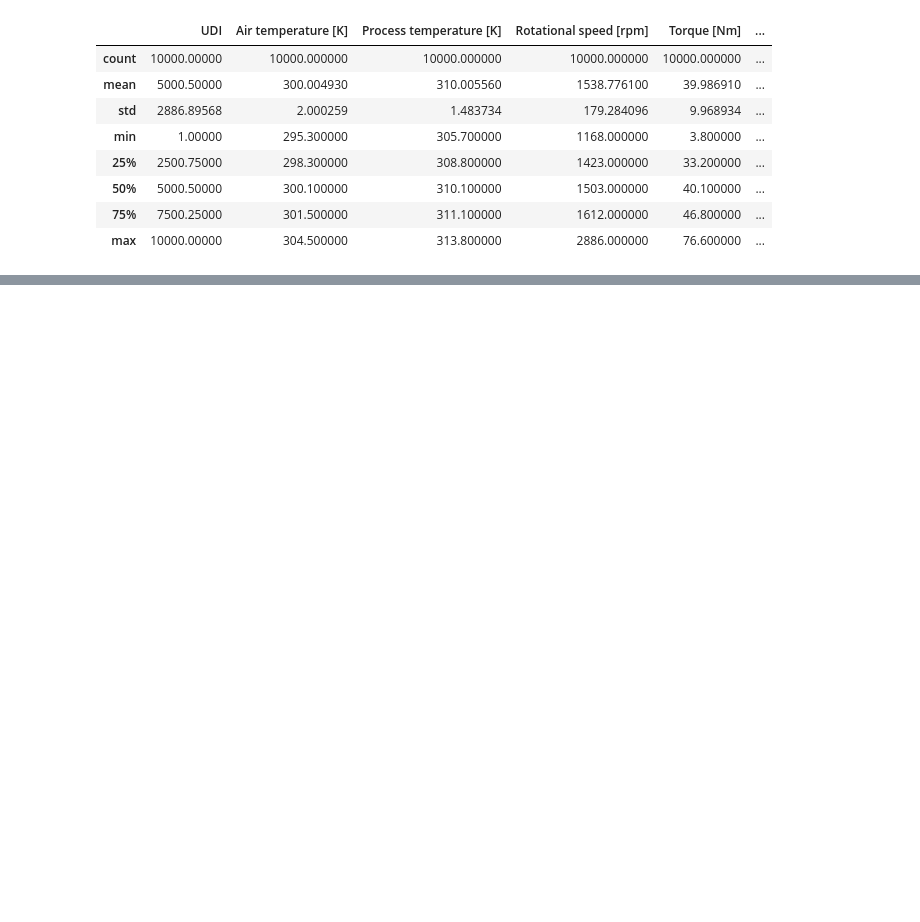
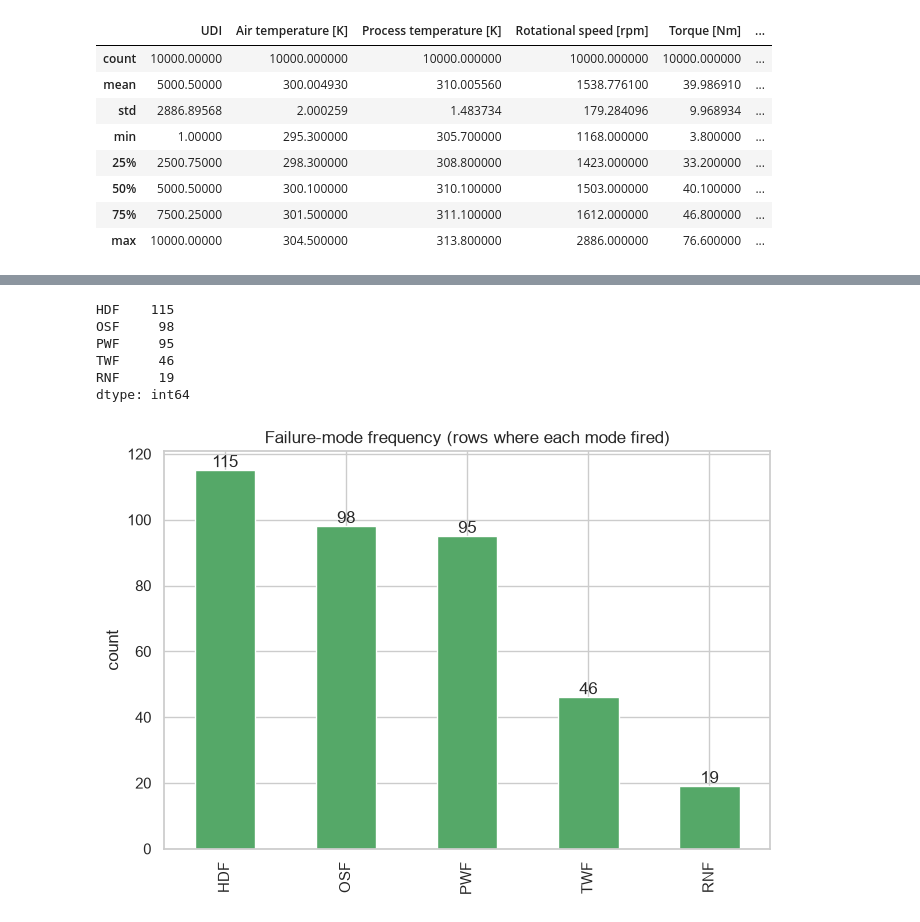
Before and after one commit to kowshik24/glowing-broccoli, a Jupyter notebook: notebooks/Exploratory-Data-Analysis.ipynb, the cells around one changed output, grey strips where cells are left out. Saved outputs shown, nothing was run; the diff lists cells and outputs as text; code cells hidden in the pictures; blank space fills up the shorter version.

```diff
--- a/notebooks/Exploratory-Data-Analysis.ipynb
+++ b/notebooks/Exploratory-Data-Analysis.ipynb
@@ -85,0 +192,21 @@ Name: count, dtype: int64
+# %%
+failure_modes = ['TWF', 'HDF', 'PWF', 'OSF', 'RNF']
+mode_counts = df[failure_modes].sum().sort_values(ascending=False)
+print(mode_counts)
+
+fig, ax = plt.subplots(figsize=(7, 5))
+mode_counts.plot(kind='bar', ax=ax, color='#55A868')
+ax.set_title('Failure-mode frequency (rows where each mode fired)')
+ax.set_ylabel('count')
+for i, v in enumerate(mode_counts):
+    ax.text(i, v + 1, str(v), ha='center')
+plt.tight_layout()
+plt.show()
+# %% [output]
+HDF    115
+OSF     98
+PWF     95
+TWF     46
+RNF     19
+dtype: int64
+[figure, added]
```
Also changed, not shown: parts of 58 cells of this notebook, 2 other files.
